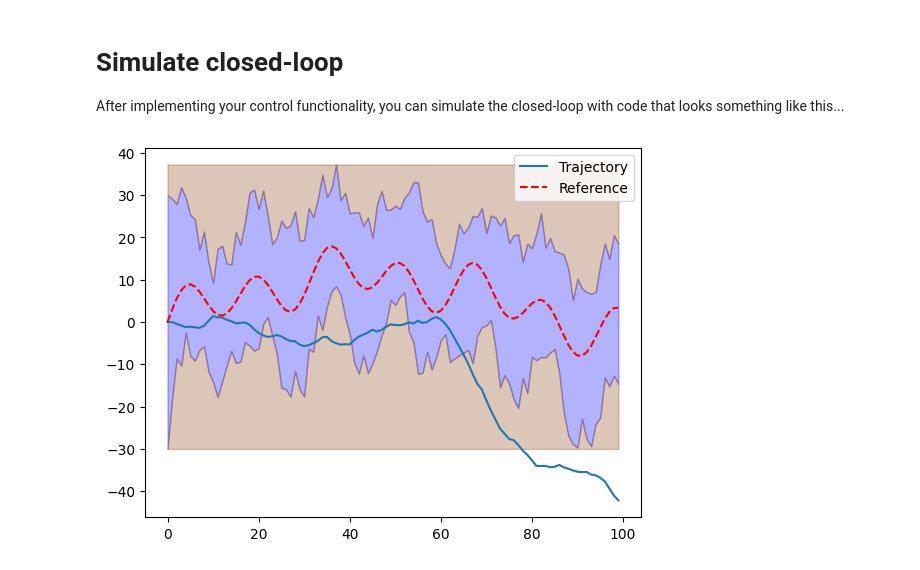
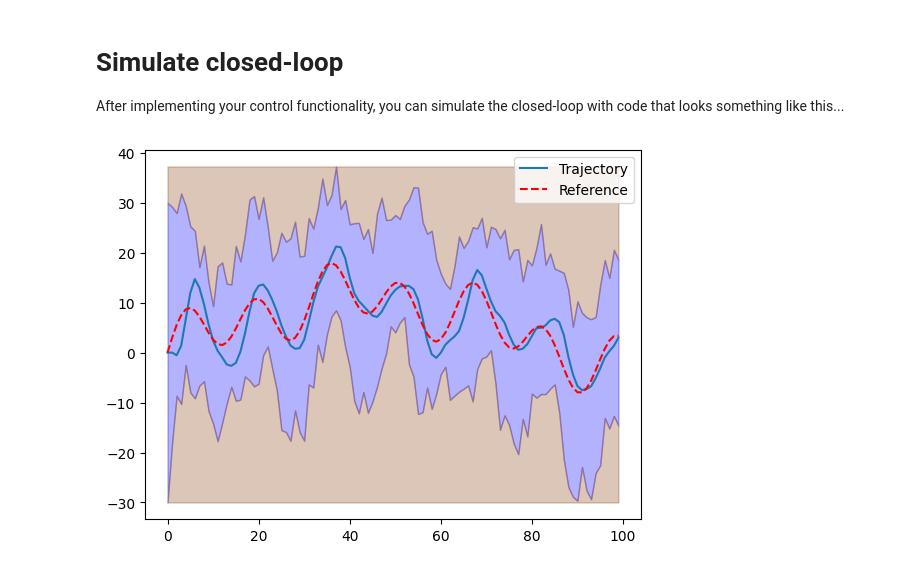
Before and after one commit to jumenberger/b1-coding-practical-mt24, a Jupyter notebook: notebooks/demo.ipynb, the cells around one changed output. Cells and saved outputs as stored; diff of their text form; code cells hidden in the pictures.

Commit message:
Completed controller

```diff
--- a/notebooks/demo.ipynb
+++ b/notebooks/demo.ipynb
@@ -17,14 +14,14 @@ After implementing your control functionality, you can simulate the closed-loop
 # %%
 # Import relevant modules
 from uuv_mission import *
 
 sub = Submarine()
 # Instantiate your controller (depending on your implementation)
-controller = Controller()
+controller = PD_Controller(Kp=0.08, Kd=0.7)
 closed_loop = ClosedLoop(sub, controller)
 mission = Mission.from_csv("/workspaces/b1-coding-practical-mt24/data/mission.csv")
 
 trajectory = closed_loop.simulate_with_random_disturbances(mission)
 trajectory.plot_completed_mission(mission)
 # %% [output]
-[figure, old version]
+[figure, new version]
```
Also changed, not shown: parts of 1 cell of this notebook, 3 other files.
